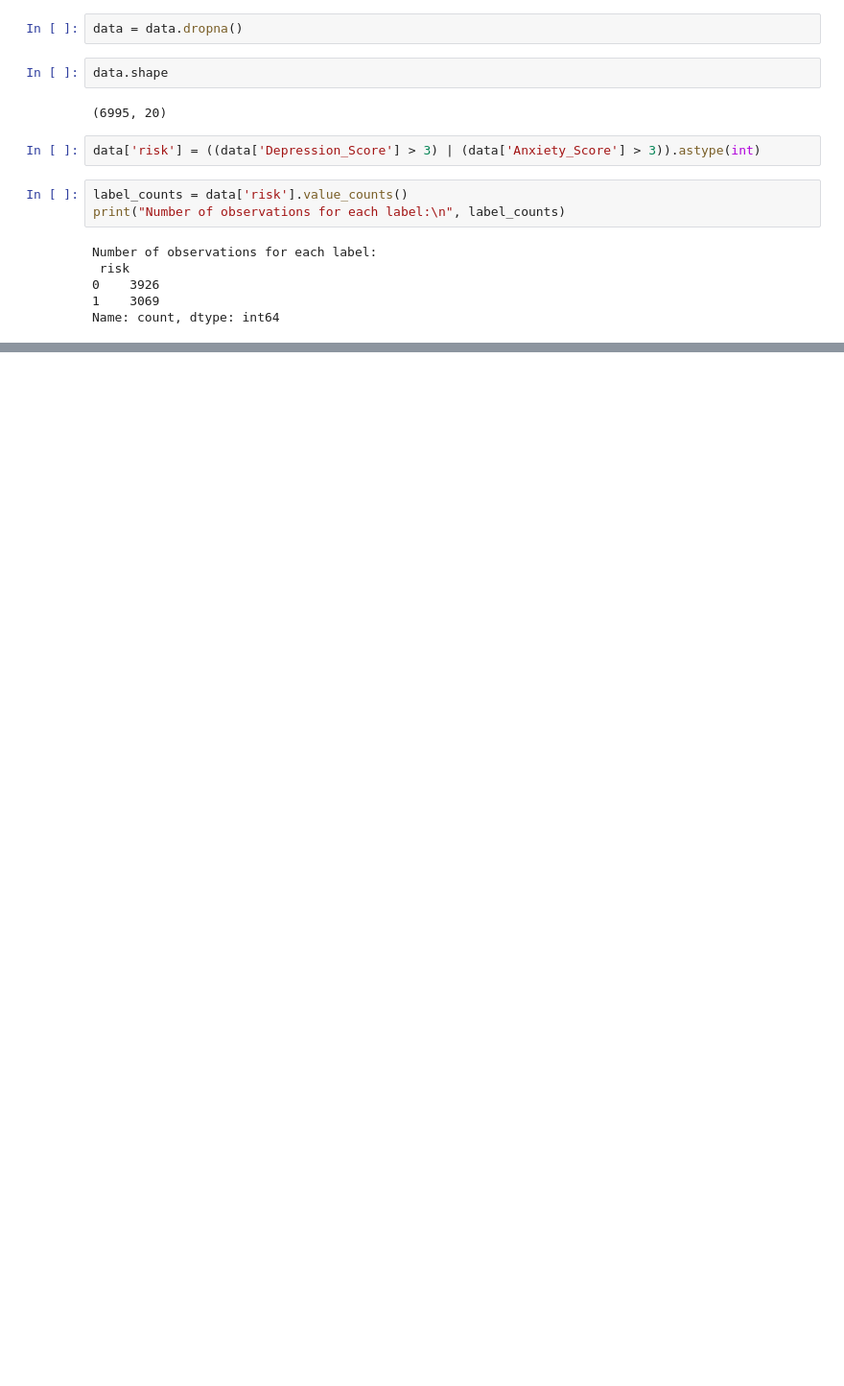
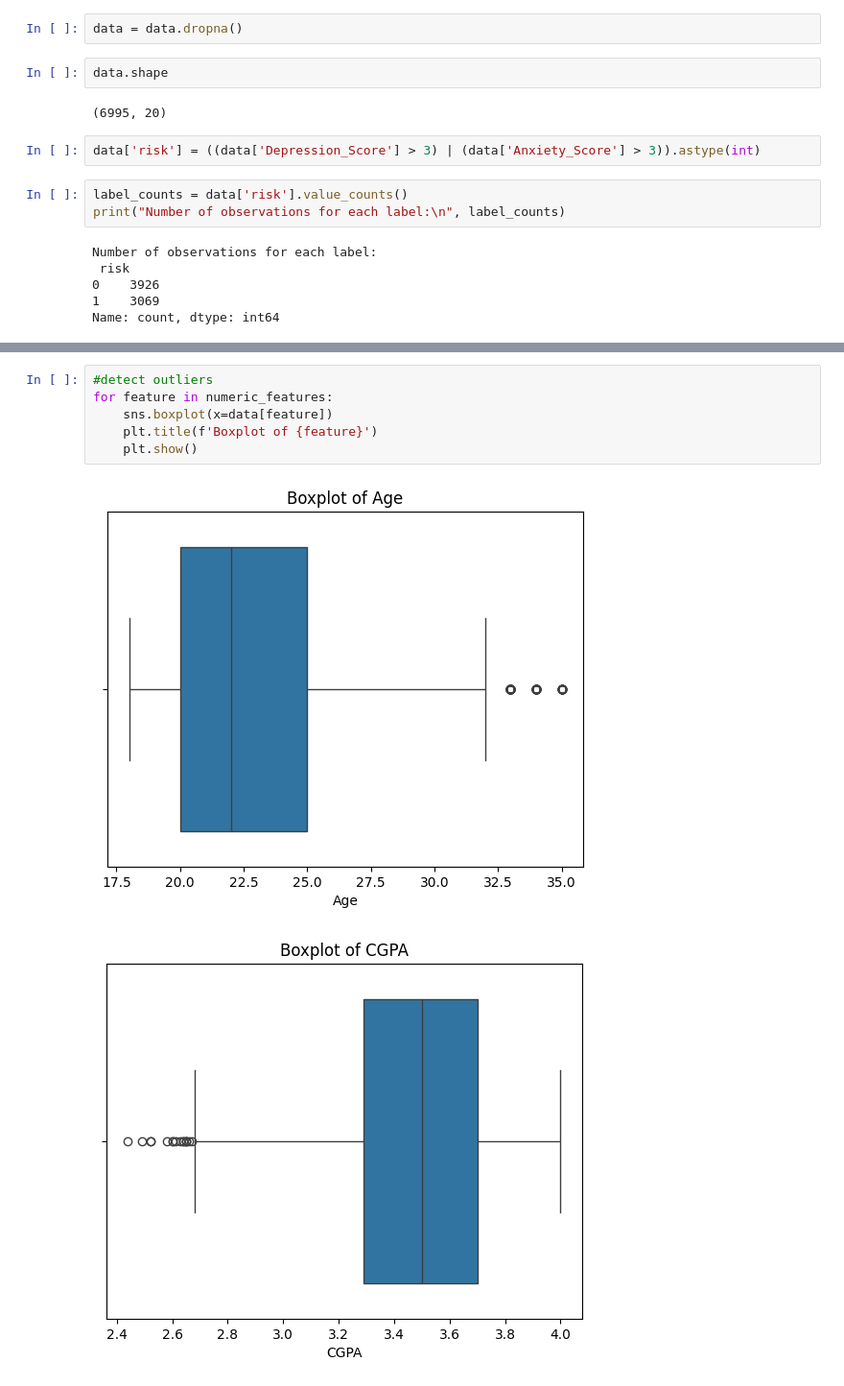
Before and after one commit to dinn16MU/402GroupProject, a Jupyter notebook: DS402_Project.ipynb, the cells around one changed output, grey strips where cells are left out. Shown at 96% size. Cells and saved outputs as stored; diff of their text form; blank space fills up the shorter version.

```diff
--- a/DS402_Project.ipynb
+++ b/DS402_Project.ipynb
@@ -72,0 +97,9 @@ Name: count, dtype: int64
+# %%
+#detect outliers
+for feature in numeric_features:
+    sns.boxplot(x=data[feature])
+    plt.title(f'Boxplot of {feature}')
+    plt.show()
+# %% [output]
+[figure, added]
+[figure, added]
```
Also changed, not shown: parts of 7 cells of this notebook.
